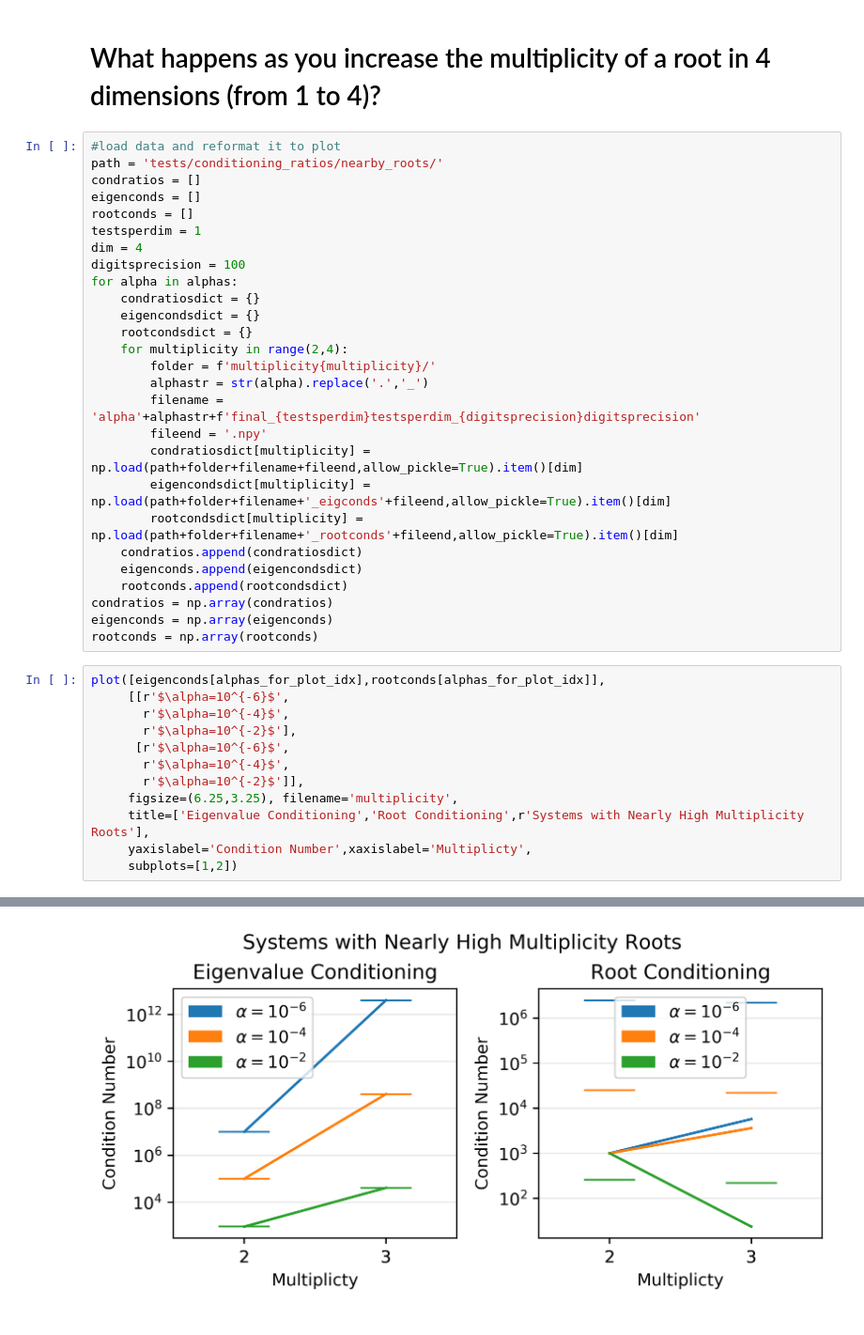
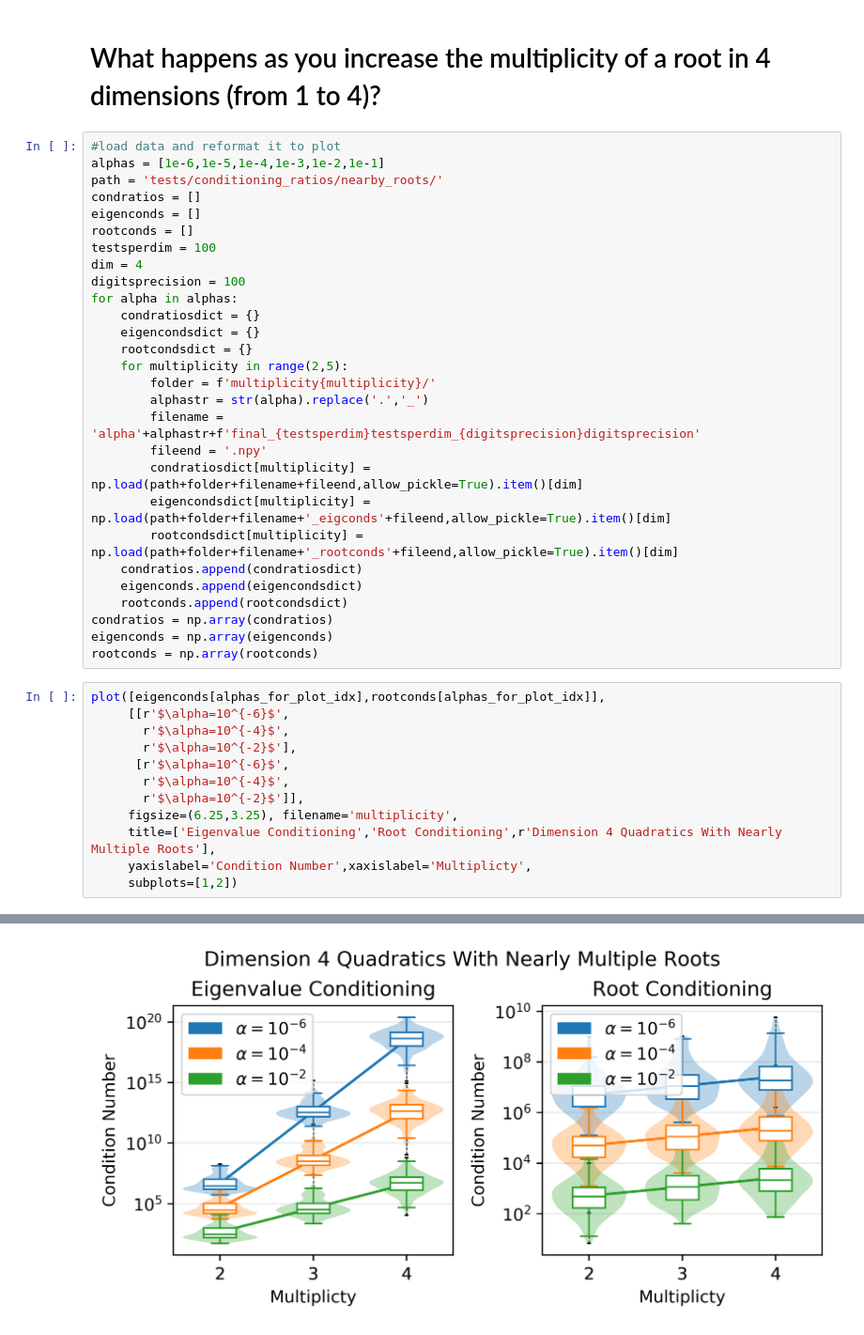
Before and after one commit to tylerjarvis/eigen_rootfinding, a Jupyter notebook: ConditioningRatios.ipynb, the cells around one changed output, grey strips where cells are left out. Shown at 94% size. Saved outputs shown, nothing was run; the diff lists cells and outputs as text.

Commit message:
updating plots with high multiplicity tests

```diff
--- a/ConditioningRatios.ipynb
+++ b/ConditioningRatios.ipynb
@@ -323,18 +323,19 @@ Exponential Growth Rate: 0.7747281721740158
 # What happens as you increase the multiplicity of a root in 4 dimensions (from 1 to 4)?
 # %%
 #load data and reformat it to plot
+alphas = [1e-6,1e-5,1e-4,1e-3,1e-2,1e-1]
 path = 'tests/conditioning_ratios/nearby_roots/'
 condratios = []
 eigenconds = []
 rootconds = []
-testsperdim = 1
+testsperdim = 100
 dim = 4
 digitsprecision = 100
 for alpha in alphas:
     condratiosdict = {}
     eigencondsdict = {}
     rootcondsdict = {}
-    for multiplicity in range(2,4):
+    for multiplicity in range(2,5):
         folder = f'multiplicity{multiplicity}/'
         alphastr = str(alpha).replace('.','_')
         filename = 'alpha'+alphastr+f'final_{testsperdim}testsperdim_{digitsprecision}digitsprecision'
@@ -357,7 +358,7 @@ plot([eigenconds[alphas_for_plot_idx],rootconds[alphas_for_plot_idx]],
        r'$\alpha=10^{-4}$',
        r'$\alpha=10^{-2}$']],
      figsize=(6.25,3.25), filename='multiplicity',
-     title=['Eigenvalue Conditioning','Root Conditioning',r'Systems with Nearly High Multiplicity Roots'],
+     title=['Eigenvalue Conditioning','Root Conditioning',r'Dimension 4 Quadratics With Nearly Multiple Roots'],
      yaxislabel='Condition Number',xaxislabel='Multiplicty',
      subplots=[1,2])
 # %% [output]
@@ -381 +382 @@ Exponential Growth Rate: -0.9765511419449235
-[figure, old version]
+[figure, new version]
```
Also changed, not shown: parts of 2 cells of this notebook.
